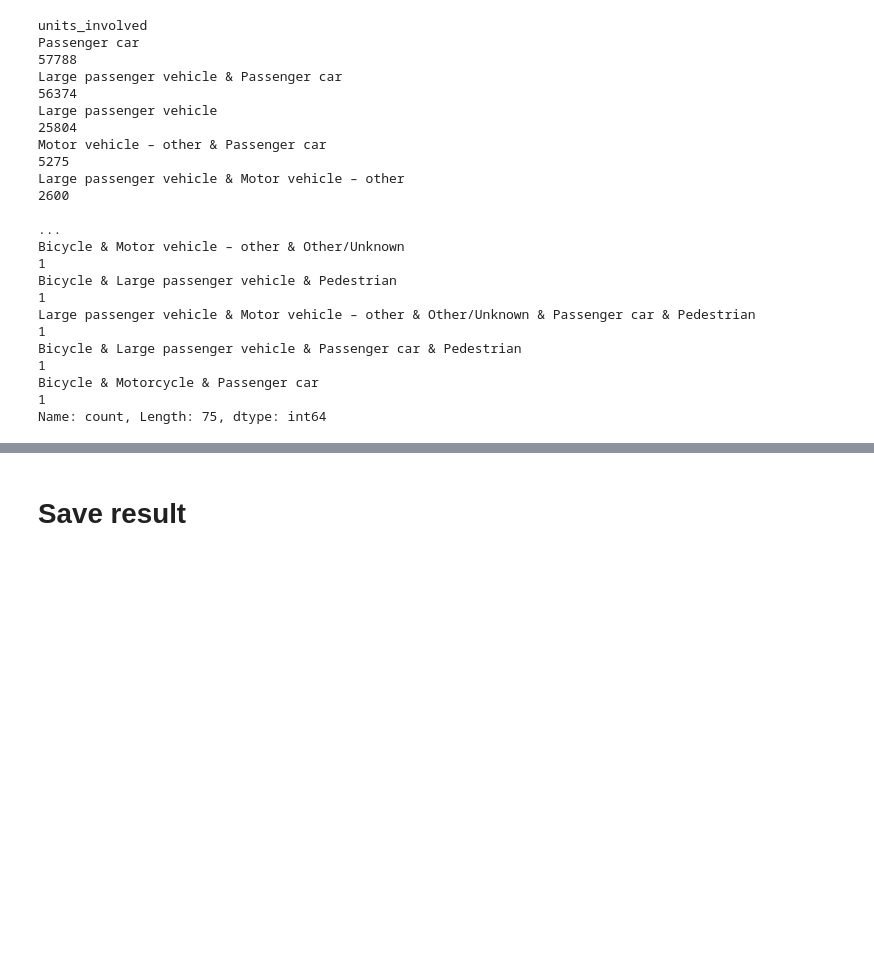
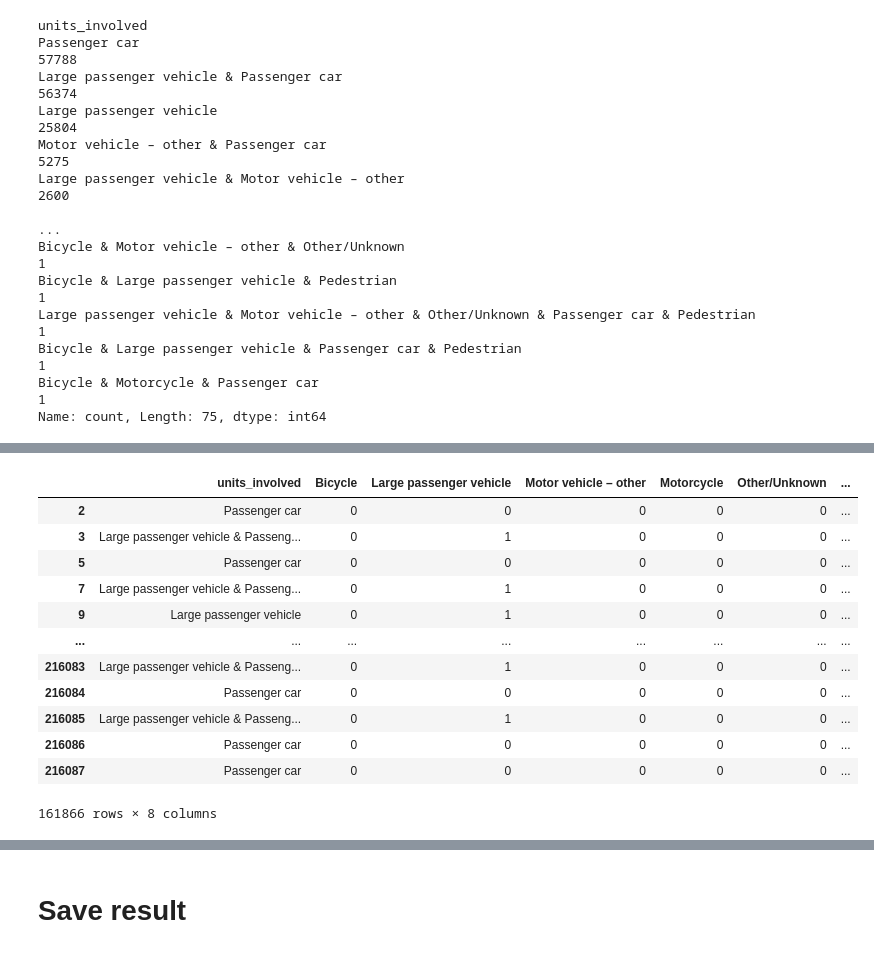
Before and after one commit to lukfd/city-of-austin-car-crash-ml-study, a Jupyter notebook: src/cleaning.ipynb, the cells around one changed output, grey strips where cells are left out. Cells and saved outputs as stored; diff of their text form; code cells hidden in the pictures; blank space fills up the shorter version.

```diff
--- a/src/cleaning.ipynb
+++ b/src/cleaning.ipynb
@@ -322,3 +368,8 @@ Large passenger vehicle & Motor vehicle – other & Other/Unknown & Passenger ca
 Bicycle & Large passenger vehicle & Passenger car & Pedestrian                                      1
 Bicycle & Motorcycle & Passenger car                                                                1
 Name: count, Length: 75, dtype: int64
+# %%
+# Dropping small counts of units involved
+value_counts = df['units_involved'].value_counts()
+infrequent_values = value_counts[value_counts < 1000].index
+df= df[~df['units_involved'].isin(infrequent_values)].copy()
@@ -324,0 +396,26 @@ Name: count, Length: 75, dtype: int64
+# %%
+# Sort for consistency
+vehicle_types = sorted(vehicle_types)
+
+# Create binary indicator columns for each vehicle type
+for vehicle in vehicle_types:
+    df[vehicle] = df['units_involved'].apply(
+        lambda x: int(vehicle in x) if pd.notnull(x) else 0
+    )
+
+# Show the updated dataframe with the new binary columns
+df[ ['units_involved']+vehicle_types]
+# %% [output]
+|  | units_involved | Bicycle | Large passenger vehicle | Motor vehicle – other | Motorcycle | Other/Unknown | ... |
+| 2 | Passenger car | 0 | 0 | 0 | 0 | 0 | ... |
+| 3 | Large passenger vehicle & Passeng... | 0 | 1 | 0 | 0 | 0 | ... |
+| 5 | Passenger car | 0 | 0 | 0 | 0 | 0 | ... |
+| 7 | Large passenger vehicle & Passeng... | 0 | 1 | 0 | 0 | 0 | ... |
+| 9 | Large passenger vehicle | 0 | 1 | 0 | 0 | 0 | ... |
+| ... | ... | ... | ... | ... | ... | ... | ... |
+| 216083 | Large passenger vehicle & Passeng... | 0 | 1 | 0 | 0 | 0 | ... |
+| 216084 | Passenger car | 0 | 0 | 0 | 0 | 0 | ... |
+| 216085 | Large passenger vehicle & Passeng... | 0 | 1 | 0 | 0 | 0 | ... |
+| 216086 | Passenger car | 0 | 0 | 0 | 0 | 0 | ... |
+| 216087 | Passenger car | 0 | 0 | 0 | 0 | 0 | ... |
+161866 rows × 8 columns
```
Also changed, not shown: parts of 14 cells of this notebook, 3 other files.
